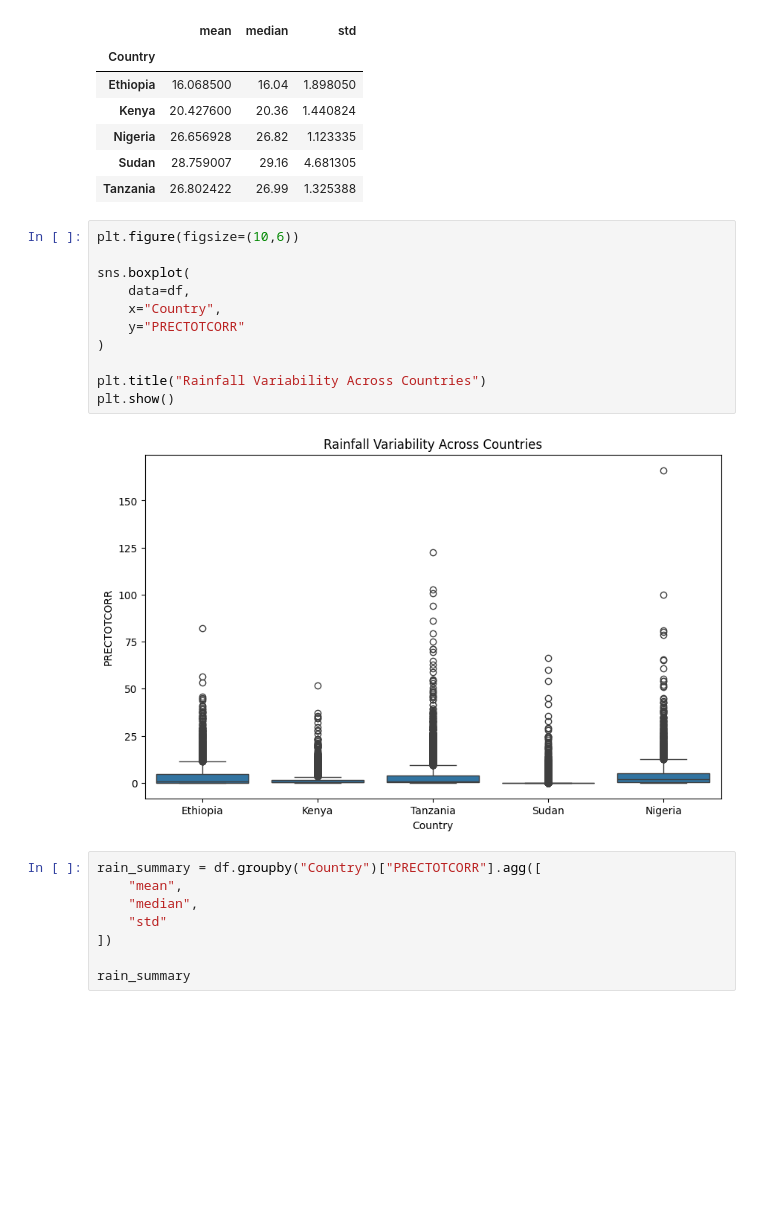
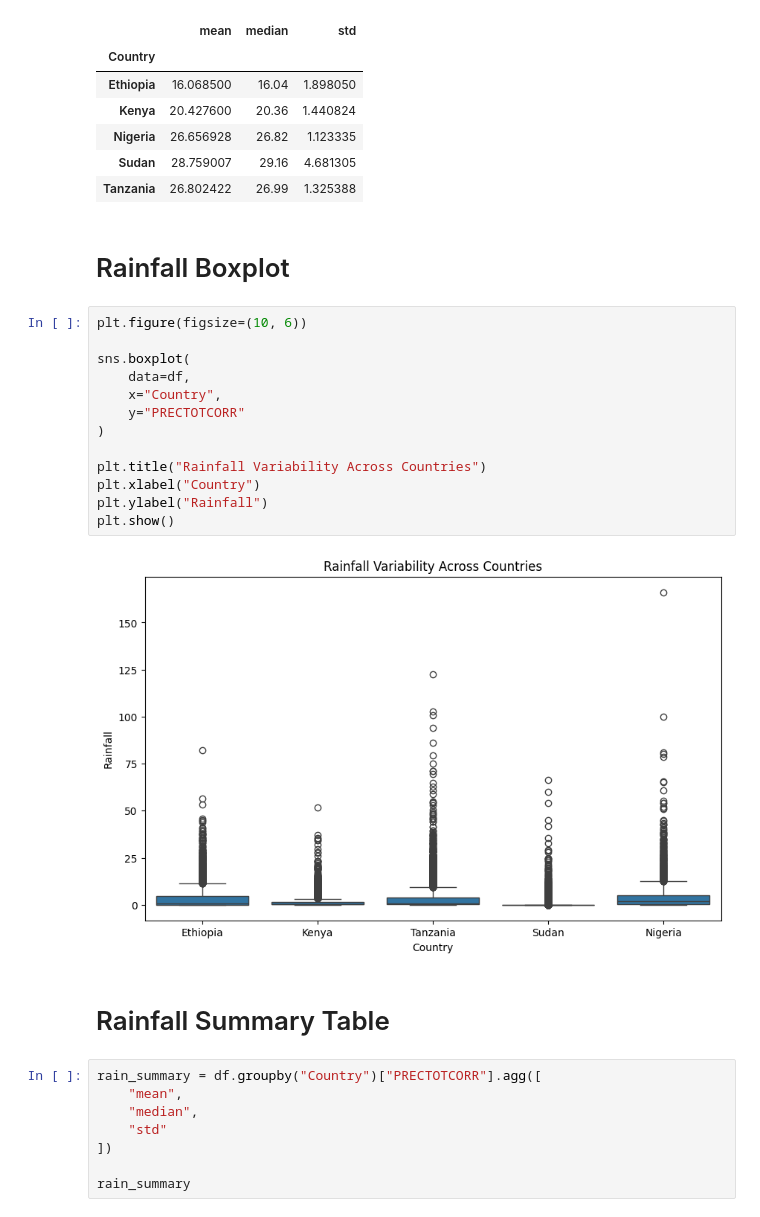
Before and after one commit to BeteLhem401/climate-challenge-week0, a Jupyter notebook: notebooks/compare_countries.ipynb, the cells around one changed output. Drawn from its saved outputs; the diff is of its cells as text; blank space fills up the shorter version.

```diff
--- a/notebooks/compare_countries.ipynb
+++ b/notebooks/compare_countries.ipynb
@@ -74,19 +96,25 @@ temp_summary
 | Nigeria | 26.656928 | 26.82 | 1.123335 |
 | Sudan | 28.759007 | 29.16 | 4.681305 |
 | Tanzania | 26.802422 | 26.99 | 1.325388 |
+# %% [markdown]
+# Rainfall Boxplot
 # %%
-plt.figure(figsize=(10,6))
+plt.figure(figsize=(10, 6))
 
 sns.boxplot(
     data=df,
     x="Country",
     y="PRECTOTCORR"
 )
 
 plt.title("Rainfall Variability Across Countries")
+plt.xlabel("Country")
+plt.ylabel("Rainfall")
 plt.show()
 # %% [output]
-[figure, old version]
+[figure, new version]
+# %% [markdown]
+# Rainfall Summary Table
 # %%
 rain_summary = df.groupby("Country")["PRECTOTCORR"].agg([
     "mean",
```
Also changed, not shown: parts of 31 cells of this notebook, 1 other file.
